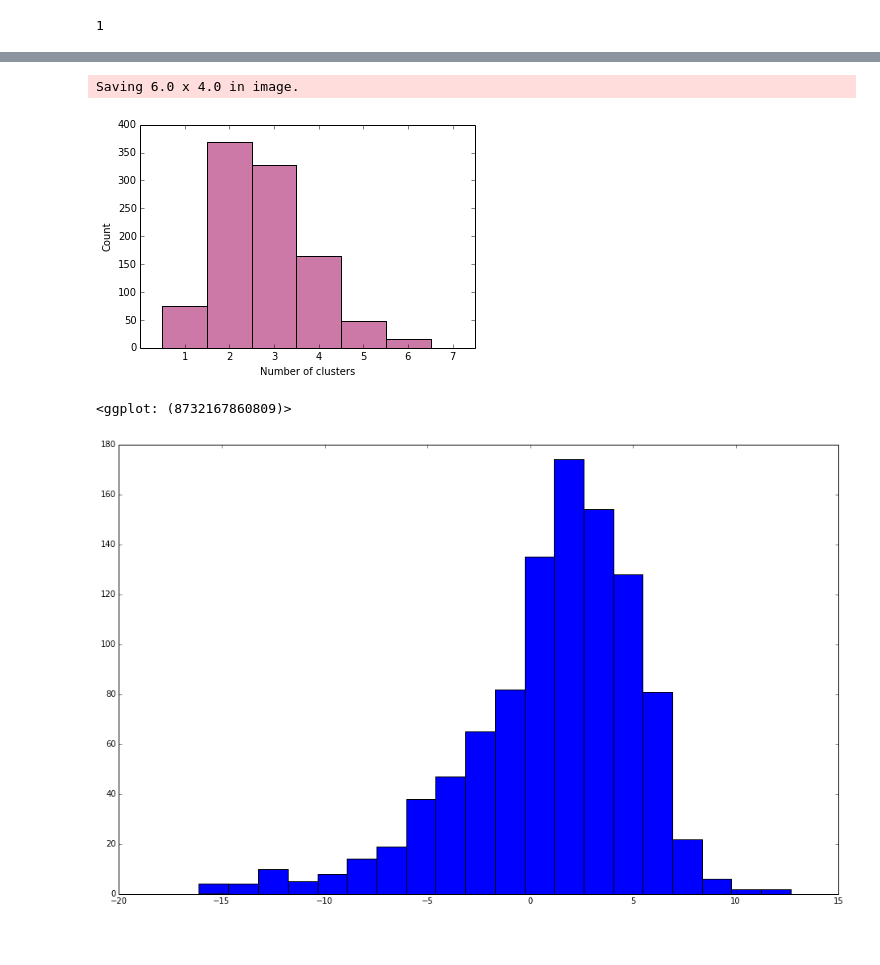
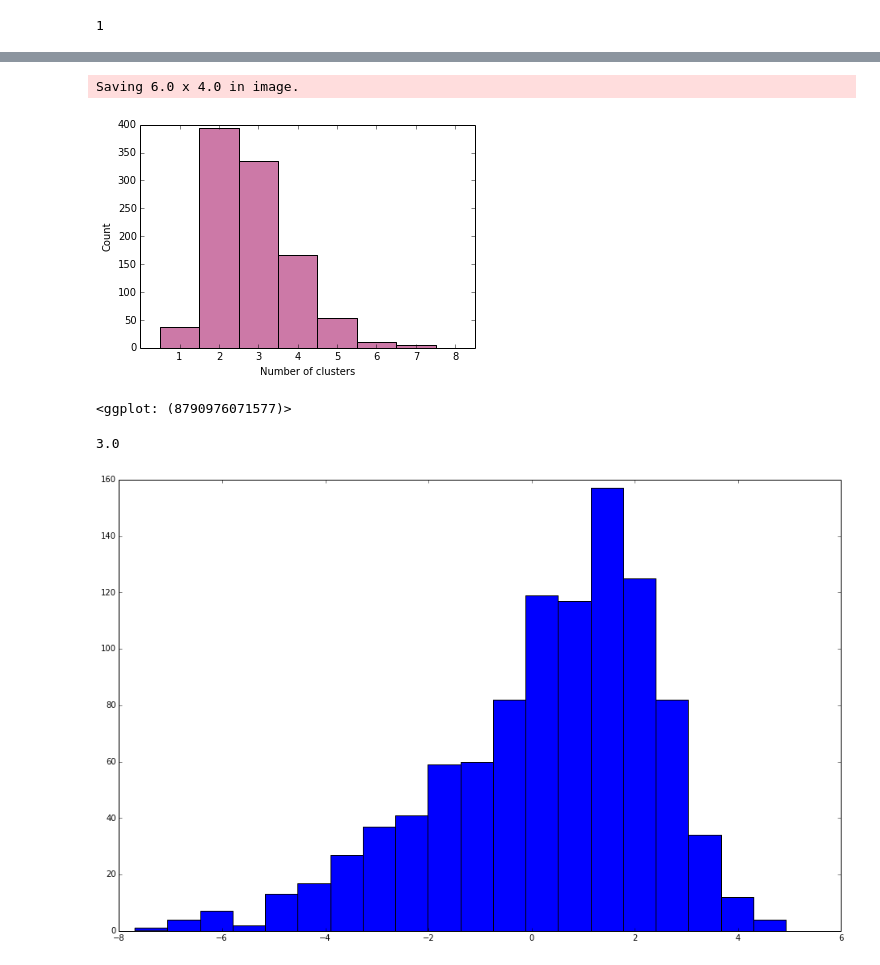
Before and after one commit to ap728/ppl-hormones, a Jupyter notebook: src/main.ipynb, the cells around one changed output, grey strips where cells are left out. Saved outputs shown, nothing was run; the diff lists cells and outputs as text; code cells hidden in the pictures.

```diff
--- a/src/main.ipynb
+++ b/src/main.ipynb
@@ -79,7 +79,7 @@ Y = np.concatenate((Y_1, Y_2, Y_3))
 # Read in CSV data
 
 mydata = pd.read_csv("for_python.csv", header=0) #python starts counting at zero
-X = mydata['mynewdata.lambdaFAI']
+X = mydata['mynewdata.FAI']
 Y = mydata['mynewdata.AQ']
 # %%
 # Observe data
@@ -187,7 +186,7 @@ samples = list()
 
 for _ in range(1000):
 
-    v.infer(10000)
+    v.infer(1000)
 
     cluster_memberships = v.sample('(list ' + ' '.join('(cluster_membership %d)' % index
                                                        for index in range(len(X))) + ')')
@@ -223,29 +222,34 @@ ggplot.ggsave(p, "cluster_num_hist.pdf")
 print(p)
 # %% [output]
 Saving 6.0 x 4.0 in image.
-[figure, old version]
+[figure, new version]
-<ggplot: (8732167860809)>
+<ggplot: (8790976071577)>
+# %%
+# Find median of above
+np.median(samples)
+# %% [output]
+3.0
 # %%
 # Sample the parameters and draw a picture
 
 samples = list()
 
 for _ in range(1000):
 
-    v.infer(10000)
+    v.infer(1000)
 
     param_beta = v.sample('beta')
 
     samples.append(param_beta)
 
 fig, ax = plt.subplots(figsize=(16, 10))
 plt.clf()
 
 plt.hist(samples, bins=20)
 
 plt.show()
 # %% [output]
-[figure, old version]
+[figure, new version]
 # %%
 # ggplot
 # Relies on list of samples generated from for loop above
```
Also changed, not shown: parts of 8 cells of this notebook.
